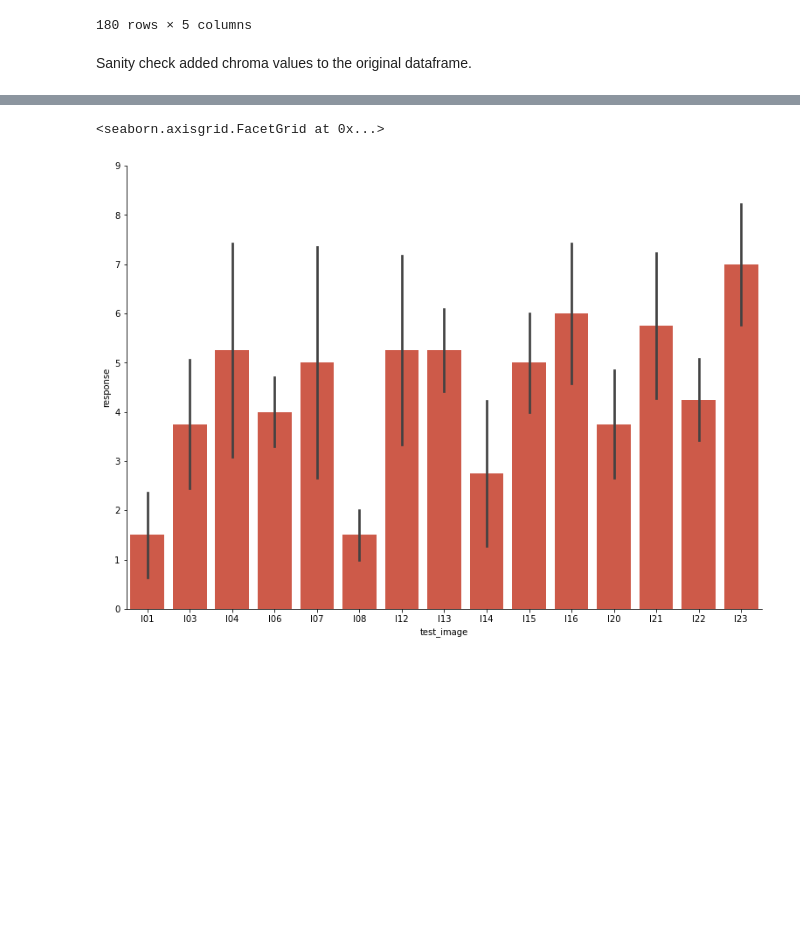
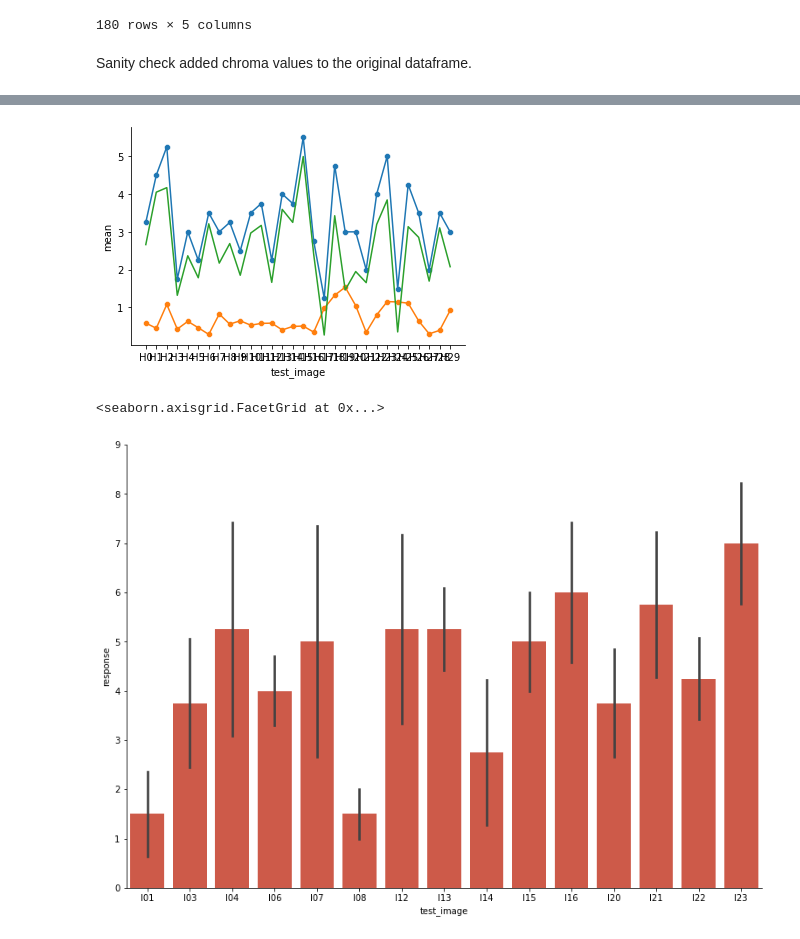
Before and after one commit to Thrrym/PerceptionAndImageQuality, a Jupyter notebook: analysis/analysis.ipynb, the cells around one changed output, grey strips where cells are left out. Drawn from its saved outputs; the diff is of its cells as text; code cells hidden in the pictures; blank space fills up the shorter version.

Commit message:
First reasonable plots.

```diff
--- a/analysis/analysis.ipynb
+++ b/analysis/analysis.ipynb
@@ -226,0 +174,10 @@ sns.despine()
+# %%
+mean_lists = []
+for img_name in df_historic['test_image'].unique():
+    mean = np.mean(df_historic.loc[df_historic['test_image'] == img_name, 'response'].tolist())
+    chroma = df_historic.loc[df_historic['test_image'] == img_name, 'chroma'].iloc[0]
+    mean_lists.append([img_name, mean, chroma])
+
+df_historic_mean = pd.DataFrame(mean_lists)
+df_historic_mean.columns = ['test_image', 'mean', 'chroma']
+df_historic_mean
@@ -226,0 +202,3 @@ sns.despine()
+# %%
+mean_func = interpolate.interp1d(x=np.arange(len(df_historic_mean['mean'])), y=df_historic_mean['mean'])
+chroma_func = interpolate.interp1d(x=np.arange(len(df_historic_mean['chroma'])), y=df_historic_mean['chroma'])
@@ -245,3 +215,19 @@ sns.despine()
+# %%
+def diff_func(x):
+    return mean_func(x) - chroma_func(x)
+# %%
+
+sns.scatterplot(x='test_image', y='mean', data=df_historic_mean)
+sns.scatterplot(x='test_image', y='chroma', data=df_historic_mean)
+sns.lineplot(x=np.arange(len(df_historic_mean)), y=mean_func(np.arange(len(df_historic_mean))))
+sns.lineplot(x=np.arange(len(df_historic_mean)), y=chroma_func(np.arange(len(df_historic_mean))))
+sns.lineplot(x=np.arange(len(df_historic_mean)), y=diff_func(np.arange(len(df_historic_mean))))
+#g.fig.set_size_inches(11.7, 8.27)
+
+#g.set(ylim = (0,9))
+sns.despine()
+# %% [output]
+[figure, added]
 # %%
 ### barplot aggregated by k
 ## we call the function catplot() (cat: categorical)
```
Also changed, not shown: parts of 16 cells of this notebook.
